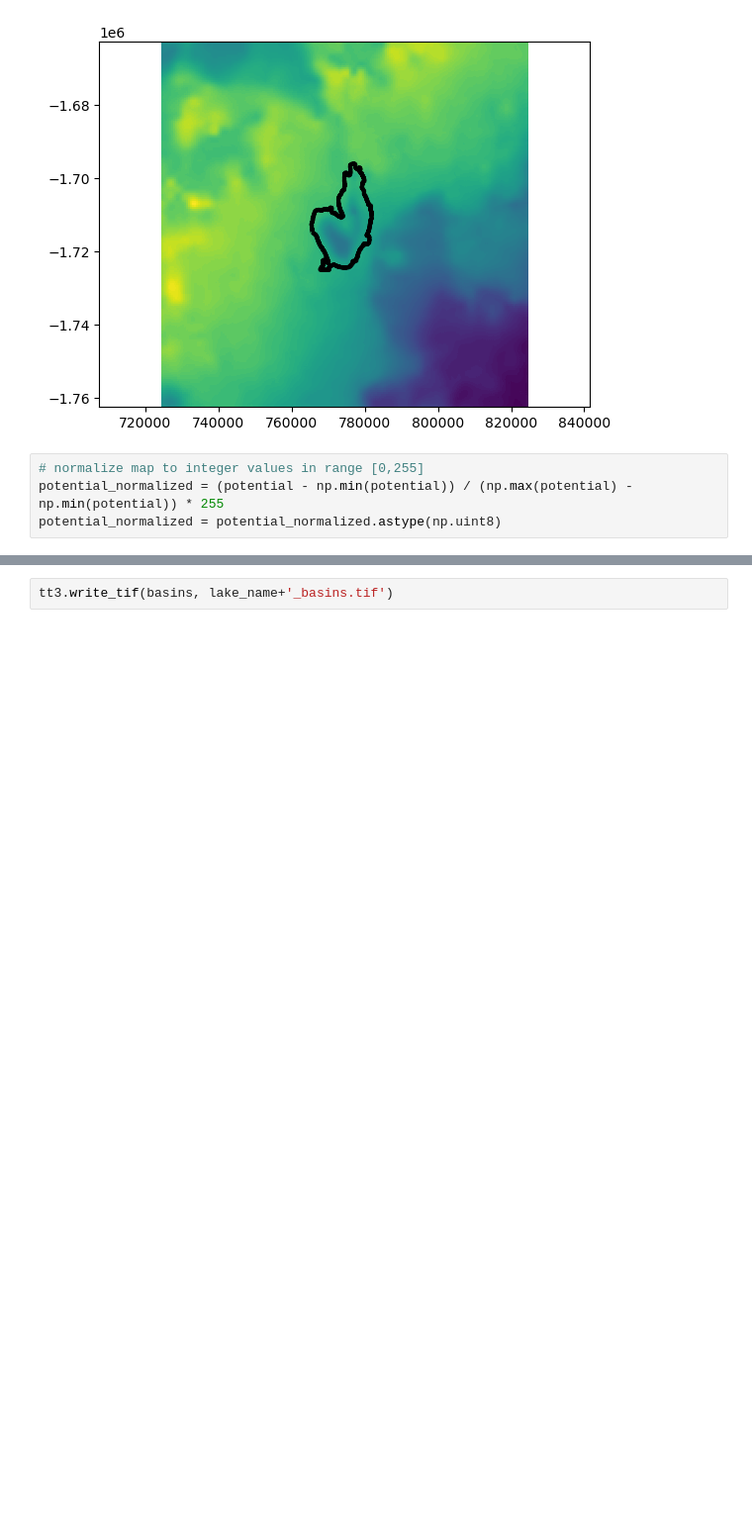
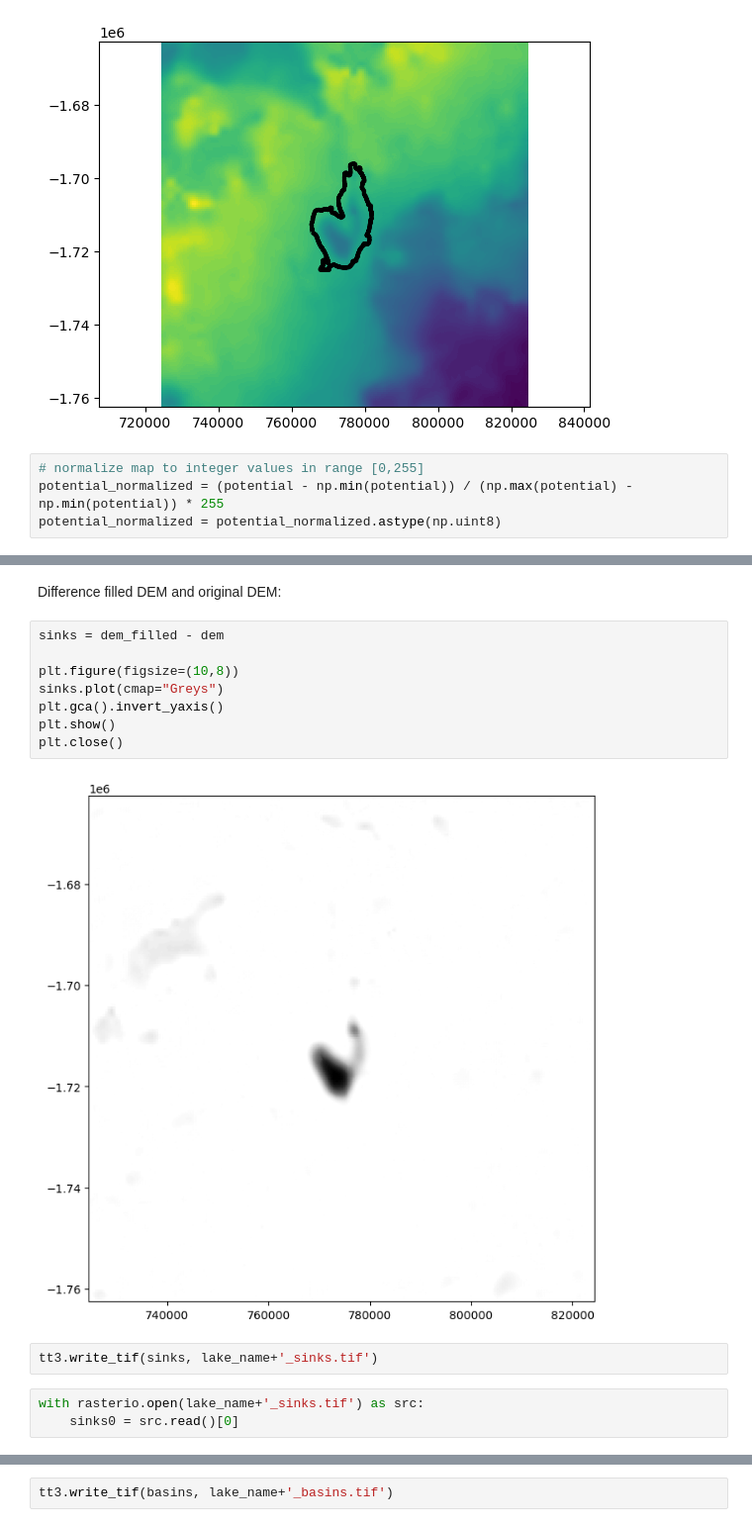
Before and after one commit to agstub/shakti-fenics, a Jupyter notebook: notebooks/create_mesh.ipynb, the cells around one changed output, grey strips where cells are left out. Shown: that part at 99% size. Drawn from its saved outputs; the diff is of its cells as text; blank space fills up the shorter version.

```diff
--- a/notebooks/create_mesh.ipynb
+++ b/notebooks/create_mesh.ipynb
@@ -164,0 +199,17 @@ fd = tt3.FlowObject(dem)
+# %% [markdown]
+Difference filled DEM and original DEM:
+# %%
+sinks = dem_filled - dem
+
+plt.figure(figsize=(10,8))
+sinks.plot(cmap="Greys")
+plt.gca().invert_yaxis()
+plt.show()
+plt.close()
+# %% [output]
+[figure, added]
+# %%
+tt3.write_tif(sinks, lake_name+'_sinks.tif')
+# %%
+with rasterio.open(lake_name+'_sinks.tif') as src:
+    sinks0 = src.read()[0]
```
Also changed, not shown: parts of 12 cells of this notebook, 5 other files.
